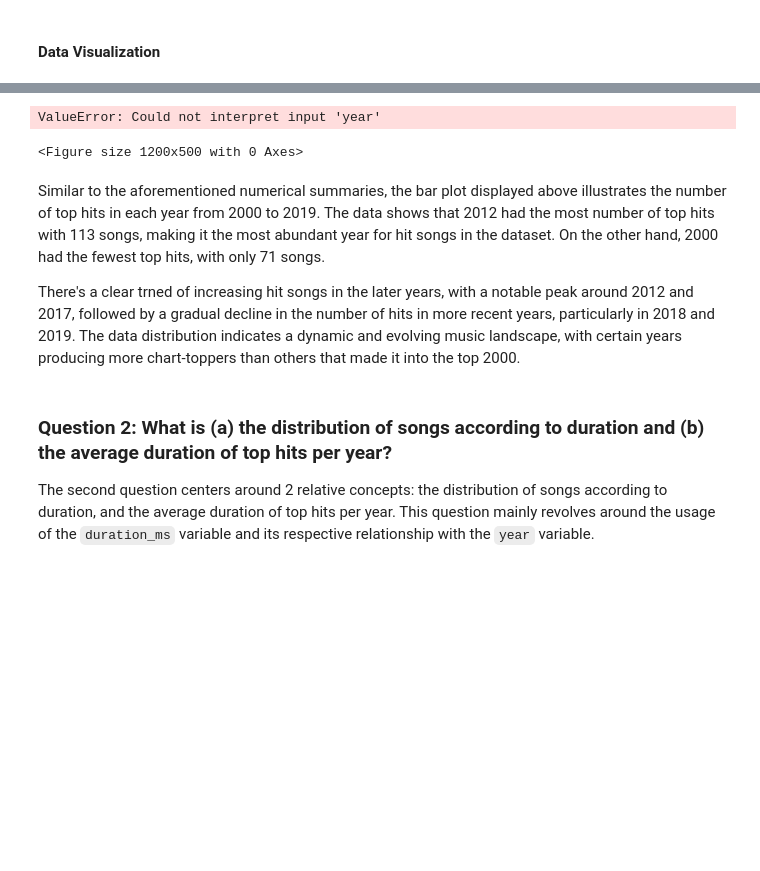
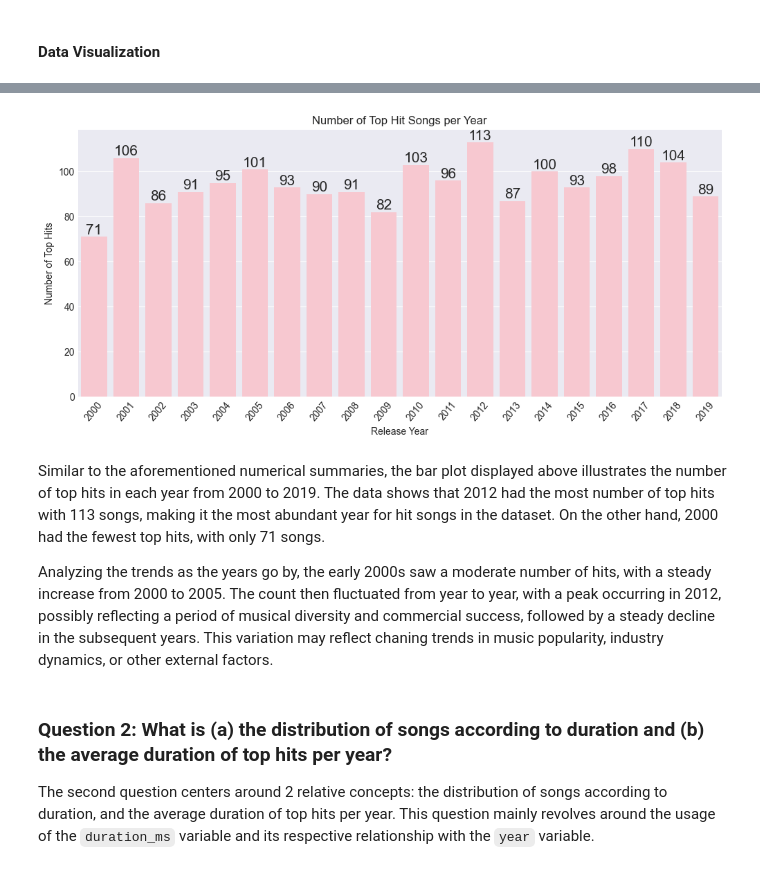
Before and after one commit to angelocguerra/csmodel-casestudy, a Jupyter notebook: MCO1.ipynb, the cells around one changed output, grey strips where cells are left out. Drawn from its saved outputs; the diff is of its cells as text; code cells hidden in the pictures; blank space fills up the shorter version.

```diff
--- a/MCO1.ipynb
+++ b/MCO1.ipynb
@@ -392,26 +405,25 @@ One of the methods we can utilize to visualize the distribution of `songs` per `
 # %%
 # bar plot of the number of songs per year
 plt.figure(figsize=(12, 5))
-ax = sb.barplot(x = 'year', y ='songs', data = songs_per_year, color='pink')
+ax = sb.barplot(x = 'year', y ='song', data = songs_per_year, color='pink')
 
 # add labels
 plt.title('Number of Top Hit Songs per Year')
 plt.xlabel('Release Year')
 plt.ylabel('Number of Top Hits')
 plt.xticks(rotation = 50)
 
 # label on top of each bar
 for container in ax.containers:
     ax.bar_label(container, size=15)
 
 plt.show()
 # %% [output]
-ValueError: Could not interpret input 'year'
-<Figure size 1200x500 with 0 Axes>
+[figure, added]
 # %% [markdown]
 Similar to the aforementioned numerical summaries, the bar plot displayed above illustrates the number of top hits in each year from 2000 to 2019. The data shows that 2012 had the most number of top hits with 113 songs, making it the most abundant year for hit songs in the dataset. On the other hand, 2000 had the fewest top hits, with only 71 songs.
 
-There's a clear trned of increasing hit songs in the later years, with a notable peak around 2012 and 2017, followed by a gradual decline in the number of hits in more recent years, particularly in 2018 and 2019. The data distribution indicates a dynamic and evolving music landscape, with certain years producing more chart-toppers than others that made it into the top 2000.
+Analyzing the trends as the years go by, the early 2000s saw a moderate number of hits, with a steady increase from 2000 to 2005. The count then fluctuated from year to year, with a peak occurring in 2012, possibly reflecting a period of musical diversity and commercial success, followed by a steady decline in the subsequent years. This variation may reflect chaning trends in music popularity, industry dynamics, or other external factors.
 # %% [markdown]
 ### Question 2: What is (a) the distribution of songs according to duration and (b) the average duration of top hits per year?
 
```
Also changed, not shown: parts of 72 cells of this notebook.
